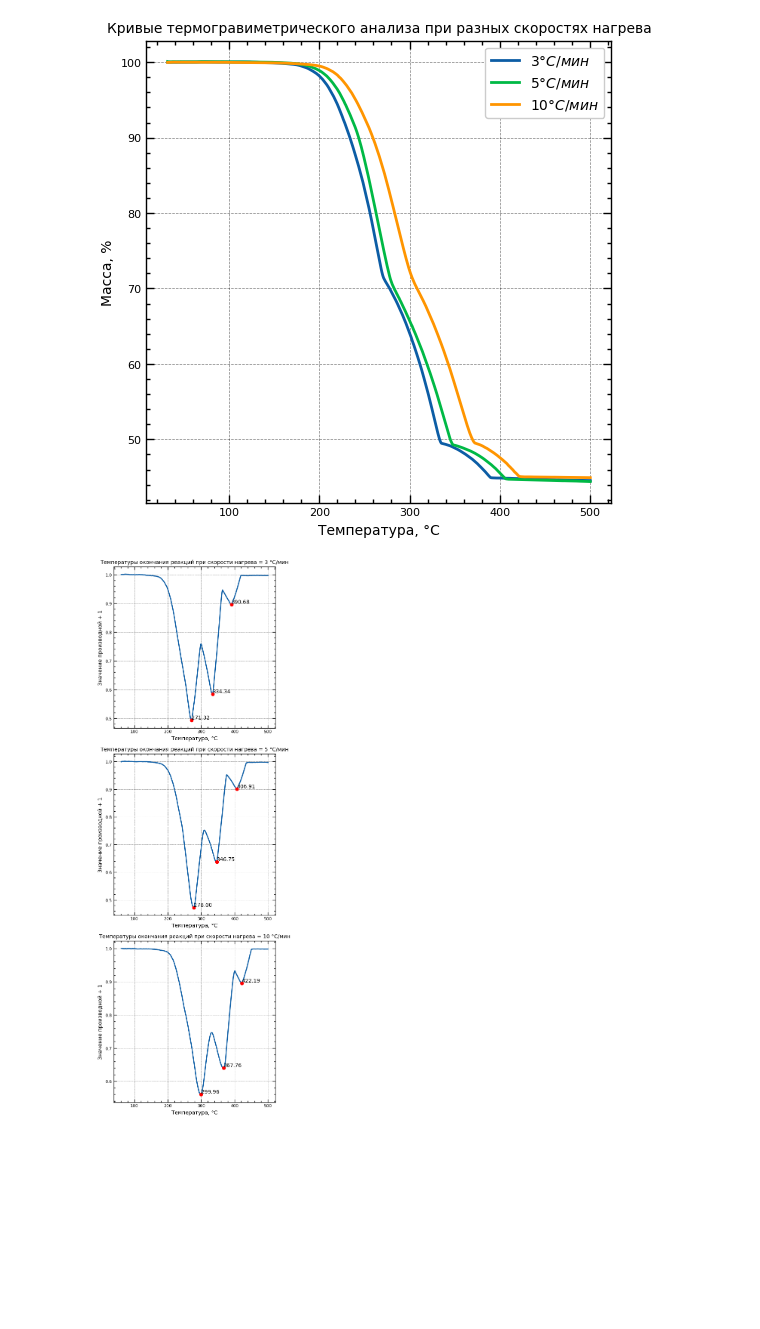
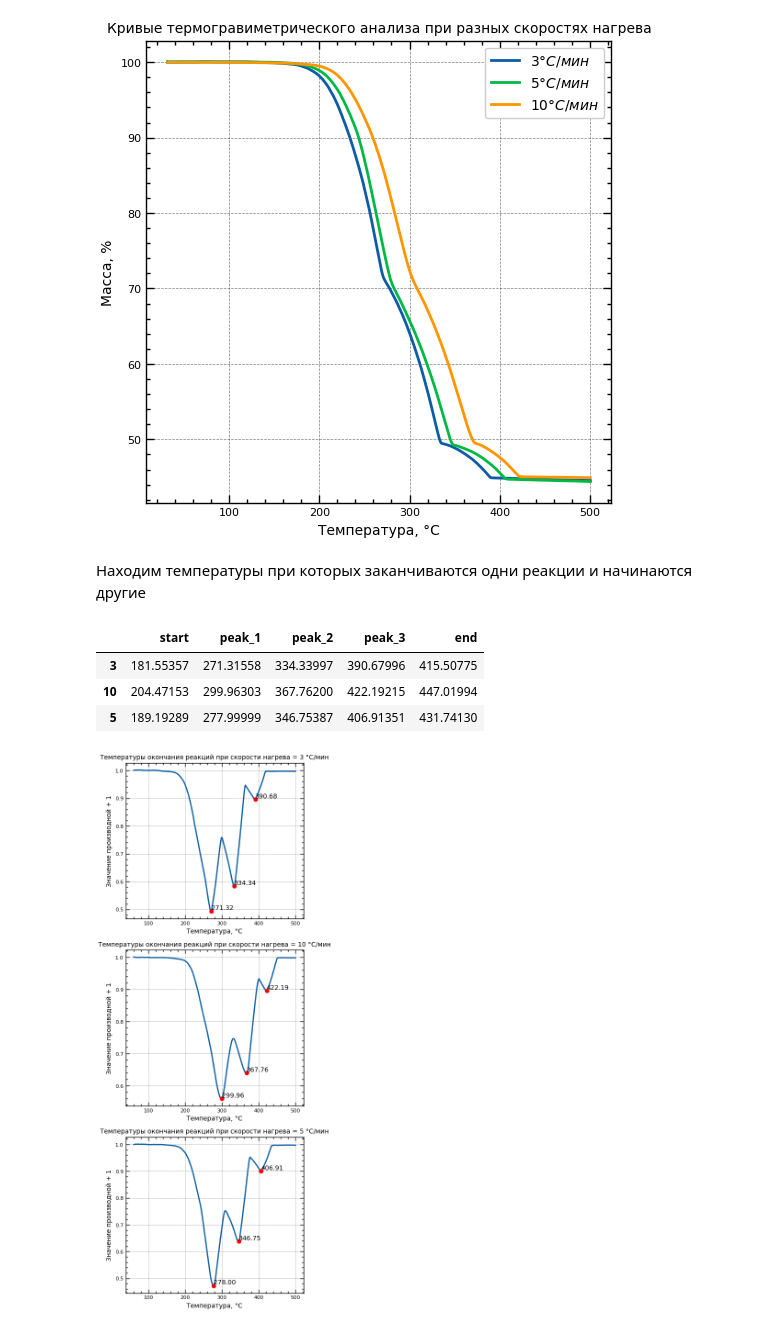
Before and after one commit to kdavjd/isoconversion_study_of_reaction_kinetics, a Jupyter notebook: isoconversion.ipynb, the cells around one changed output. Saved outputs shown, nothing was run; the diff lists cells and outputs as text; code cells hidden in the pictures; blank space fills up the shorter version.

```diff
--- a/isoconversion.ipynb
+++ b/isoconversion.ipynb
@@ -2,12 +2,16 @@
 import os
 import pandas as pd
 import chardet
+import numpy as np
 
 # Указываем строку, с которой начинается чтение данных
 SRART_ROW = 36  # Нумерация с нуля, поэтому 36 строка в файле - это индекс 35
 
+# Какие скорости нагрева представленны в экспериментальных данных и в каком порядке
+heating_rates = ['3', '10', '5']
+
 # Указываем названия колонок
-column_names = ['temperature', '3', '10', '5']
+column_names = ['temperature'] + heating_rates
 
 # Указываем путь к папке
 folder_path = "TGA"
@@ -85,21 +89,22 @@ axes.tick_params(axis='both', which='both', labelsize=SMALL_SIZE)
 plt.show()
 # %% [output]
 [figure]
+# %% [markdown]
+Находим температуры при которых заканчиваются одни реакции и начинаются другие
 # %%
 # Определение размера окна для сглаживания
 window_size = 30
-
-peaks_df = pd.DataFrame(columns=['начало_реакции', 'первый_пик', 'второй_пик', 'третий пик', 'конец_реакции'])
 
 def find_peaks(df):
     positive_mask = df > 0
     positive_after_negative_mask = positive_mask & (~positive_mask.shift(1, fill_value=True))
     return df[positive_after_negative_mask]
 
-# Создаём фигуру
+# Инициализация датафрейма с границами начала и конца реакций
+peaks_df = pd.DataFrame()
+
 fig, axes = plt.subplots(nrows=3, figsize=(5, 15))
 
-heating_rates = ['3', '5', '10']
 for idx, heating_rate in enumerate(heating_rates):
     # Сглаживание данных с использованием скользящего среднего
     smoothed_df = df[heating_rate].rolling(window_size).mean()
@@ -108,35 +113,48 @@ for idx, heating_rate in enumerate(heating_rates):
     diff_df = smoothed_df.diff()
 
     # Более явно подсвечиваем точки перегиба функции
     curve_turn_points = 1 + diff_df
 
     # Находим температуры при которых реакции начинаются и заканчиваются
     t_start = curve_turn_points[curve_turn_points < 0.985].index.min()
     t_end = curve_turn_points[curve_turn_points < 0.985].index.max()
 
-    # Находим температуры пиков и добавляем в датафрейм
+    # Находим температуры пиков
     peaks = find_peaks(curve_turn_points[(curve_turn_points.index > t_start) & (curve_turn_points.index < t_end)].diff())
-    peaks_df.loc[heating_rate] = [t_start, peaks.index[0], peaks.index[1], peaks.index[2], t_end]
+
+    # Обновляем столбцы в датафрейме для каждого heating_rate и заполняем NaN
+    columns = ['start'] + [f'peak_{i+1}' for i in range(len(peaks))] + ['end']
+    for column in columns:
+        if column not in peaks_df.columns:
+            peaks_df[column] = np.nan
+
+    peaks_df.at[heating_rate, 'start'] = t_start
+    peaks_df.at[heating_rate, 'end'] = t_end
+    for i, peak in enumerate(peaks.index):
+        peaks_df.at[heating_rate, f'peak_{i+1}'] = peak
 
     axes[idx].plot(df.index, curve_turn_points)
 
     # Добавляем заголовок
     axes[idx].set_title(f'Температуры окончания реакций при скорости нагрева = {heating_rate} °C/мин', fontsize=MEDIUM_SIZE)
 
     # Добавляем подписи на оси
     axes[idx].set_xlabel('Температура, °С', fontsize=MEDIUM_SIZE)
     axes[idx].set_ylabel('Значение производной + 1', fontsize=MEDIUM_SIZE)
 
     # Настраиваем размер легенды и подписей осей
     axes[idx].tick_params(axis='both', which='both', labelsize=SMALL_SIZE)
 
     # Выделяем и подписываем точки на графике
     for index in peaks.index:
         peak_value = curve_turn_points[index]
         axes[idx].plot(index, peak_value, 'ro')
         axes[idx].text(index, peak_value, f'{index:.2f}', fontsize=10, ha='left', va='bottom')
 
-plt.tight_layout()
-plt.show()
+peaks_df
 # %% [output]
+|  | start | peak_1 | peak_2 | peak_3 | end |
+| 3 | 181.55357 | 271.31558 | 334.33997 | 390.67996 | 415.50775 |
+| 10 | 204.47153 | 299.96303 | 367.76200 | 422.19215 | 447.01994 |
+| 5 | 189.19289 | 277.99999 | 346.75387 | 406.91351 | 431.74130 |
-[figure, old version]
+[figure, new version]
```
Also changed, not shown: parts of 10 cells of this notebook.
